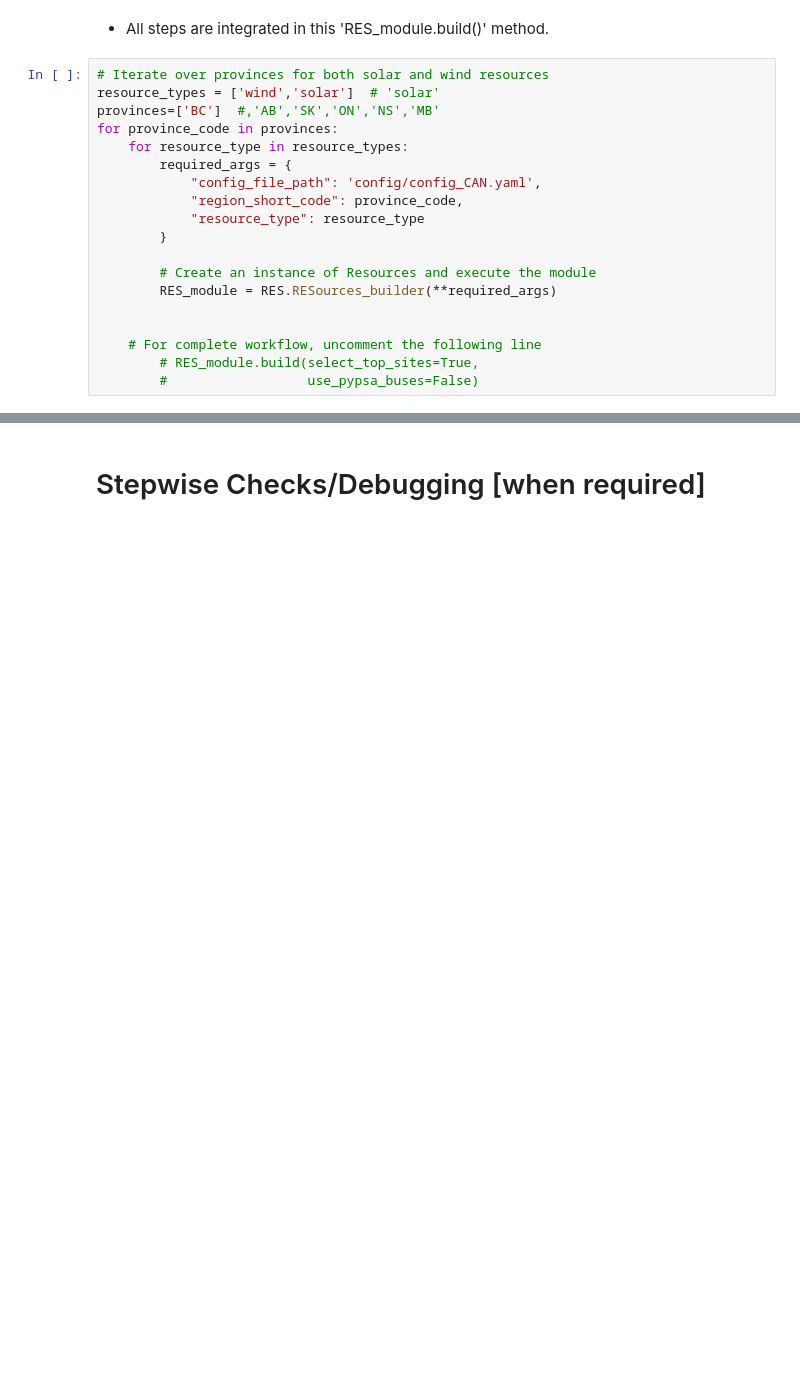
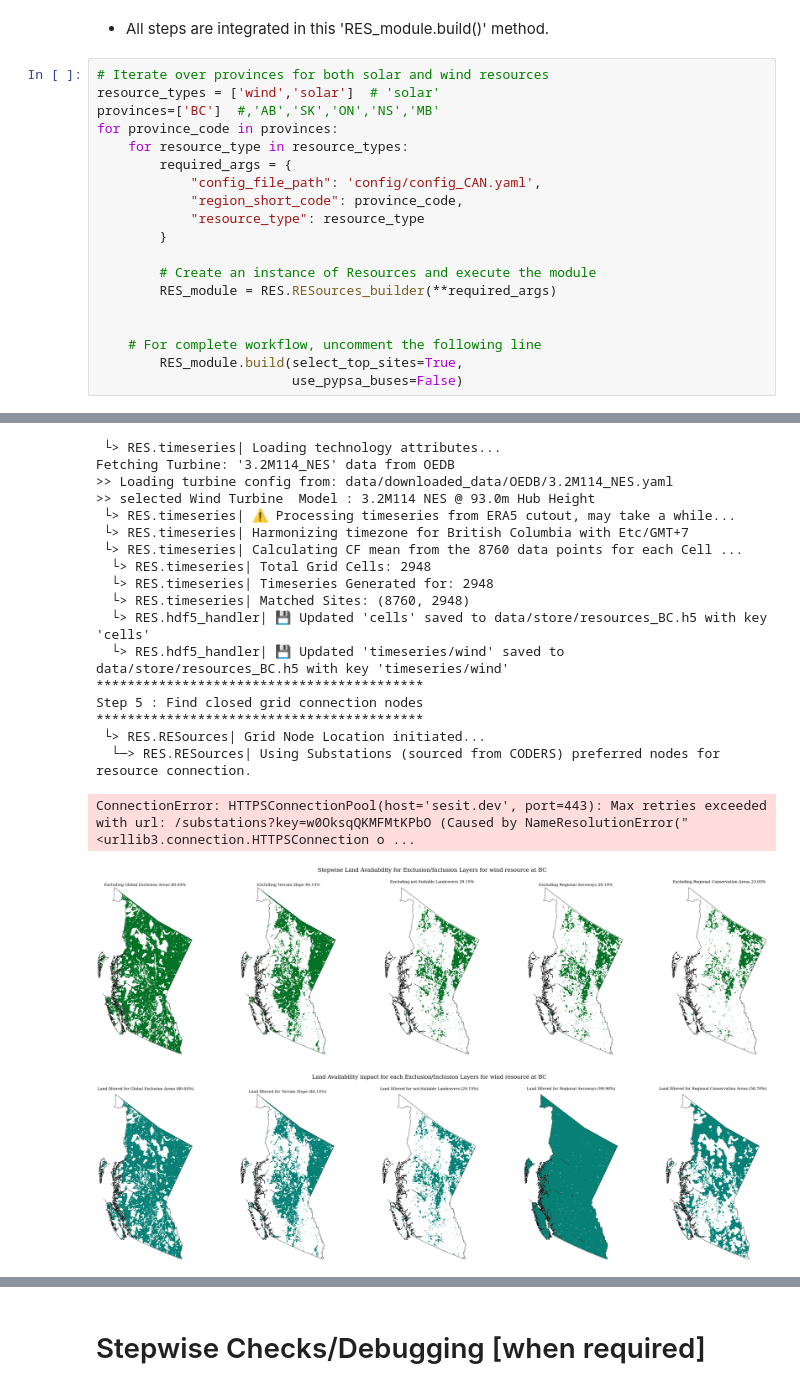
Before and after one commit to DeltaE/RESource, a Jupyter notebook: docs/source/notebooks/resource_module_runner.ipynb, the cells around one changed output, grey strips where cells are left out. Cells and saved outputs as stored; diff of their text form; blank space fills up the shorter version.

Commit message:
updates on land module

```diff
--- a/docs/source/notebooks/resource_module_runner.ipynb
+++ b/docs/source/notebooks/resource_module_runner.ipynb
@@ -38,8 +42,8 @@ for province_code in provinces:
 
 
     # For complete workflow, uncomment the following line
-        # RES_module.build(select_top_sites=True,
-        #                  use_pypsa_buses=False)
+        RES_module.build(select_top_sites=True,
+                         use_pypsa_buses=False)
 # %% [output]
 ____________________________________________________________
      Initiating RESource Builder | RES.RESources
@@ -60,0 +123,20 @@ ____________________________________________________________
+ └> RES.timeseries| Loading technology attributes...
+Fetching Turbine: '3.2M114_NES' data from OEDB
+>> Loading turbine config from: data/downloaded_data/OEDB/3.2M114_NES.yaml
+>> selected Wind Turbine  Model : 3.2M114 NES @ 93.0m Hub Height
+ └> RES.timeseries| ⚠️ Processing timeseries from ERA5 cutout, may take a while...
+ └> RES.timeseries| Harmonizing timezone for British Columbia with Etc/GMT+7
+ └> RES.timeseries| Calculating CF mean from the 8760 data points for each Cell ...
+  └> RES.timeseries| Total Grid Cells: 2948
+  └> RES.timeseries| Timeseries Generated for: 2948
+  └> RES.timeseries| Matched Sites: (8760, 2948)
+  └> RES.hdf5_handler| 💾 Updated 'cells' saved to data/store/resources_BC.h5 with key 'cells'
+  └> RES.hdf5_handler| 💾 Updated 'timeseries/wind' saved to data/store/resources_BC.h5 with key 'timeseries/wind'
+******************************************
+Step 5 : Find closed grid connection nodes
+******************************************
+ └> RES.RESources| Grid Node Location initiated...
+  └─> RES.RESources| Using Substations (sourced from CODERS) preferred nodes for resource connection.
+ConnectionError: HTTPSConnectionPool(host='sesit.dev', port=443): Max retries exceeded with url: /substations?key=w0OksqQKMFMtKPbO (Caused by NameResolutionError("<urllib3.connection.HTTPSConnection o ...
+[figure, added]
+[figure, added]
```
Also changed, not shown: parts of 14 cells of this notebook, 32 other files.
